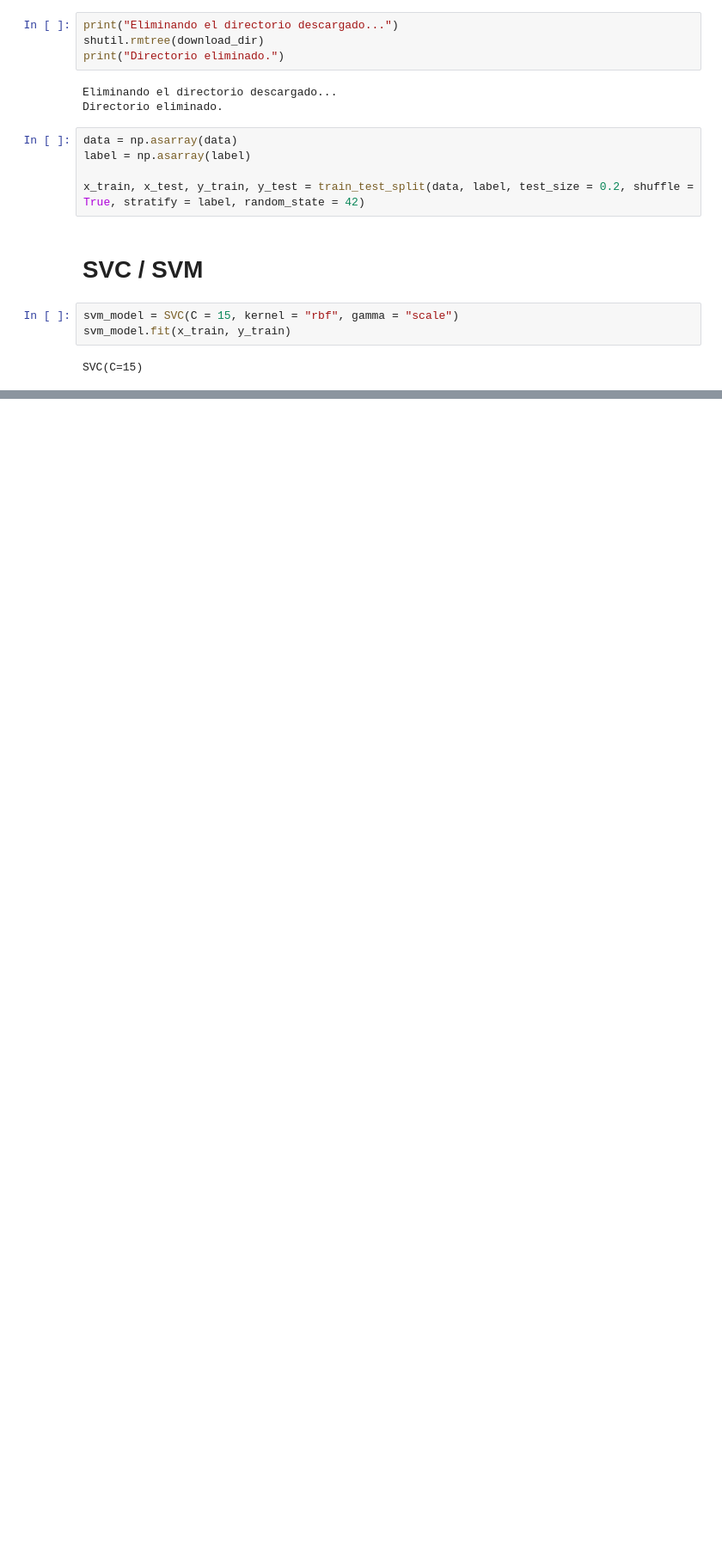
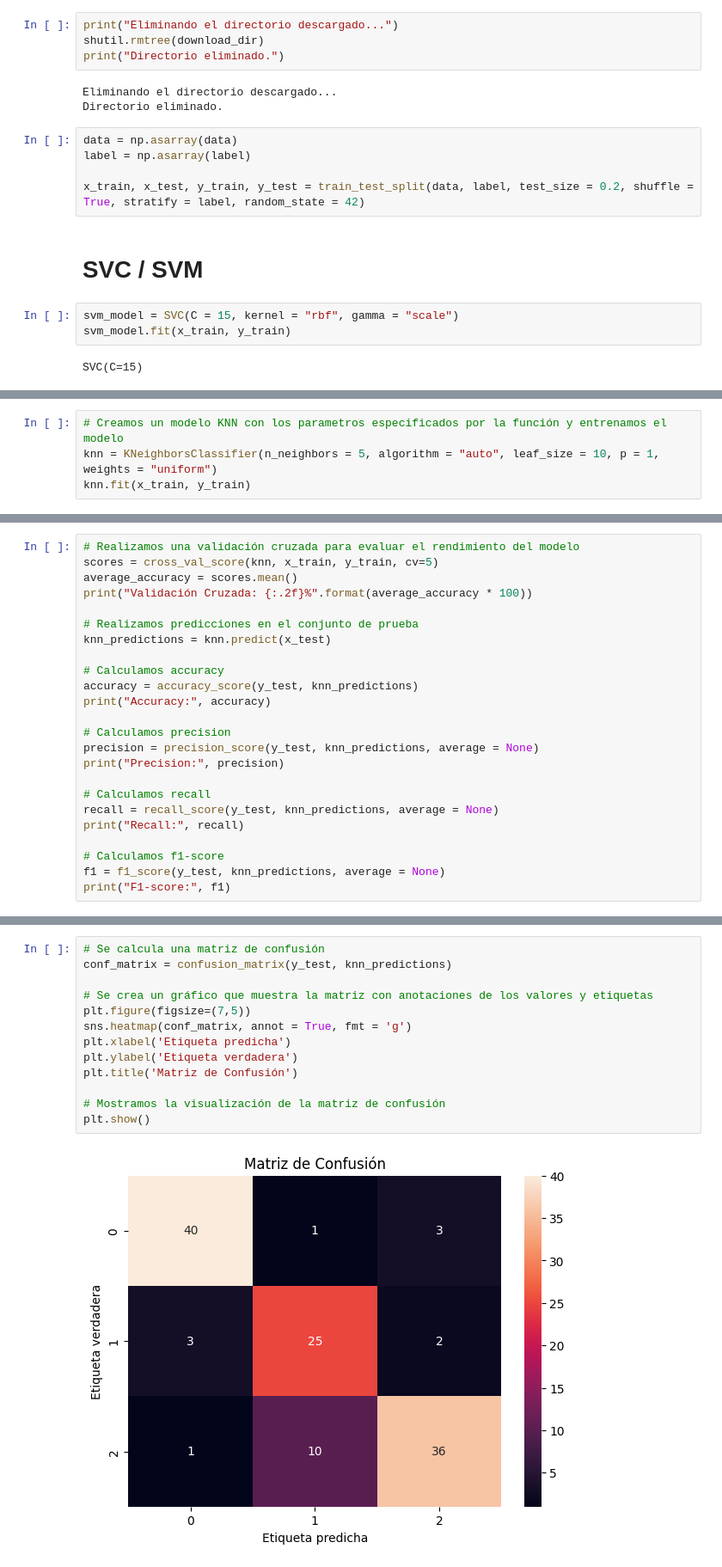
Before and after one commit to 1Pampu/BigData-ML-Proyectos, a Jupyter notebook: Trabajo Final/Trabajo_Final_Big_Data_ML.ipynb, the cells around one changed output, grey strips where cells are left out. Shown at 86% size. Saved outputs shown, nothing was run; the diff lists cells and outputs as text; blank space fills up the shorter version.

```diff
--- a/Trabajo Final/Trabajo_Final_Big_Data_ML.ipynb
+++ b/Trabajo Final/Trabajo_Final_Big_Data_ML.ipynb
@@ -126,0 +131,4 @@ plt.show()
+# %%
+# Creamos un modelo KNN con los parametros especificados por la función y entrenamos el modelo
+knn = KNeighborsClassifier(n_neighbors = 5, algorithm = "auto", leaf_size = 10, p = 1, weights = "uniform")
+knn.fit(x_train, y_train)
@@ -126,0 +137,24 @@ plt.show()
+# %%
+# Realizamos una validación cruzada para evaluar el rendimiento del modelo
+scores = cross_val_score(knn, x_train, y_train, cv=5)
+average_accuracy = scores.mean()
+print("Validación Cruzada: {:.2f}%".format(average_accuracy * 100))
+
+# Realizamos predicciones en el conjunto de prueba
+knn_predictions = knn.predict(x_test)
+
+# Calculamos accuracy
+accuracy = accuracy_score(y_test, knn_predictions)
+print("Accuracy:", accuracy)
+
+# Calculamos precision
+precision = precision_score(y_test, knn_predictions, average = None)
+print("Precision:", precision)
+
+# Calculamos recall
+recall = recall_score(y_test, knn_predictions, average = None)
+print("Recall:", recall)
+
+# Calculamos f1-score
+f1 = f1_score(y_test, knn_predictions, average = None)
+print("F1-score:", f1)
@@ -126,0 +167,15 @@ plt.show()
+# %%
+# Se calcula una matriz de confusión
+conf_matrix = confusion_matrix(y_test, knn_predictions)
+
+# Se crea un gráfico que muestra la matriz con anotaciones de los valores y etiquetas
+plt.figure(figsize=(7,5))
+sns.heatmap(conf_matrix, annot = True, fmt = 'g')
+plt.xlabel('Etiqueta predicha')
+plt.ylabel('Etiqueta verdadera')
+plt.title('Matriz de Confusión')
+
+# Mostramos la visualización de la matriz de confusión
+plt.show()
+# %% [output]
+[figure, added]
```
Also changed, not shown: parts of 12 cells of this notebook, 2 other files.
